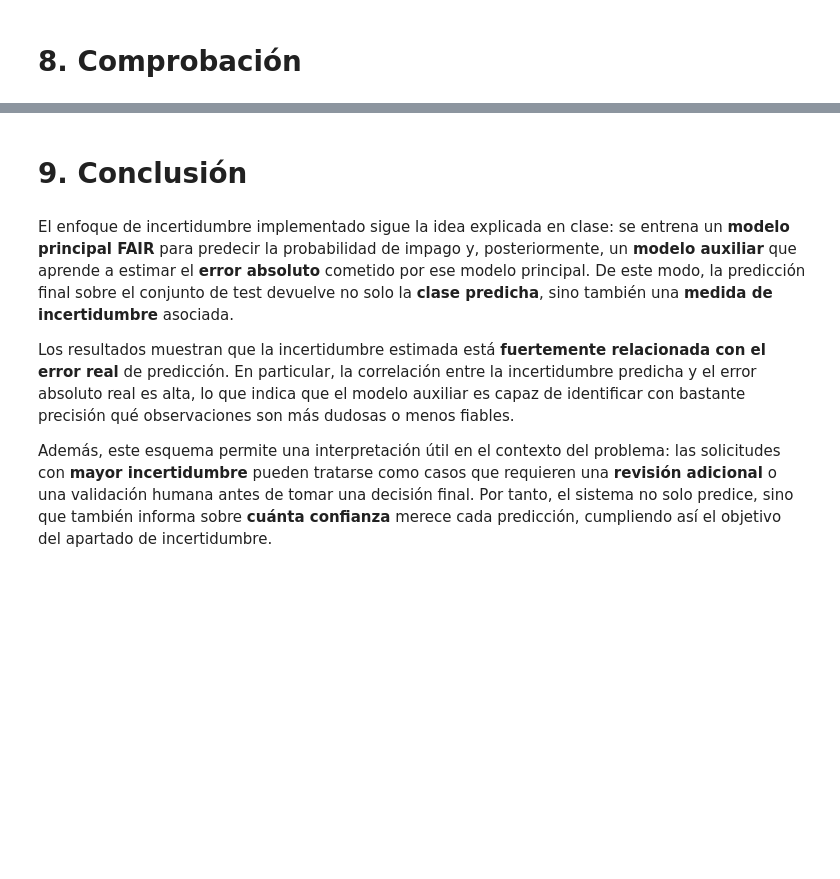
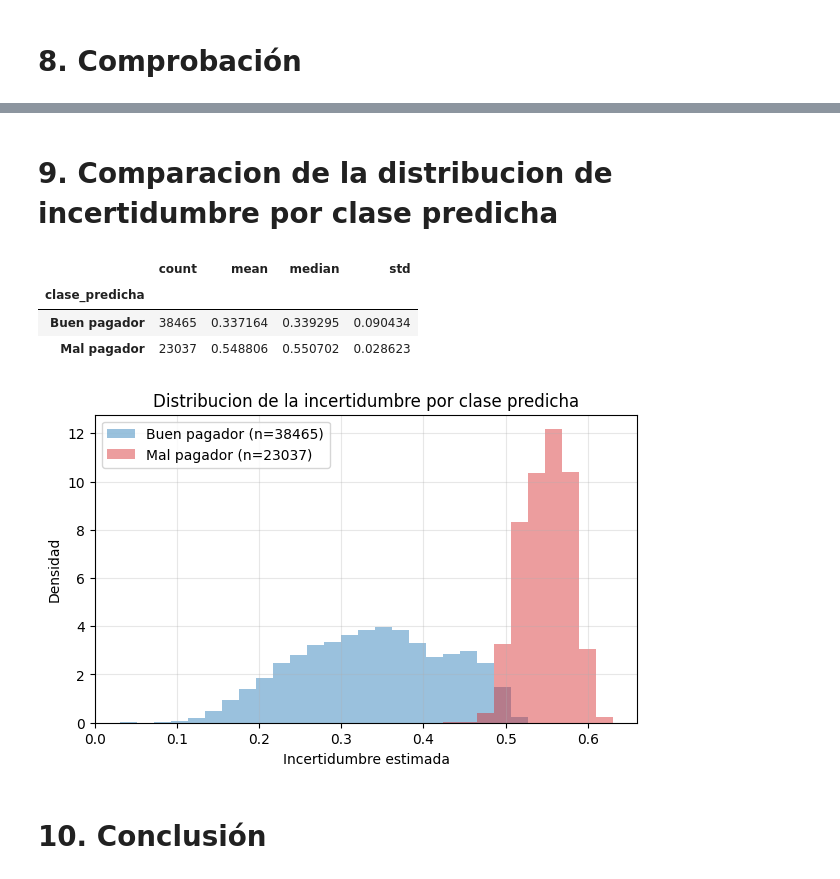
Before and after one commit to andrealaba1234/miax-b4t1, a Jupyter notebook: notebooks/04_incertidumbre.ipynb, the cells around one changed output, grey strips where cells are left out. Drawn from its saved outputs; the diff is of its cells as text; code cells hidden in the pictures; blank space fills up the shorter version.

```diff
--- a/notebooks/04_incertidumbre.ipynb
+++ b/notebooks/04_incertidumbre.ipynb
@@ -399,8 +399,47 @@ Correlacion entre incertidumbre predicha y error real absoluto: 0.8347
+# %% [markdown]
+# 9. Comparacion de la distribucion de incertidumbre por clase predicha
+# %%
+summary_unc = (
+    results_test.groupby("clase_predicha")["uncertainty_hat"]
+    .agg(["count", "mean", "median", "std"])
+    .sort_index()
+)
+
+display(summary_unc)
+
+plt.figure(figsize=(7, 4))
+unc_min = results_test["uncertainty_hat"].min()
+unc_max = results_test["uncertainty_hat"].max()
+if np.isclose(unc_min, unc_max):
+    bins = np.linspace(unc_min - 1e-6, unc_max + 1e-6, 10)
+else:
+    bins = np.linspace(unc_min, unc_max, 30)
+
+for clase, color in [("Buen pagador", "#1f77b4"), ("Mal pagador", "#d62728")]:
+    values = results_test.loc[
+        results_test["clase_predicha"] == clase,
+        "uncertainty_hat",
+    ]
+    plt.hist(
+        values,
+        bins=bins,
+        alpha=0.45,
+        density=True,
+        label=f"{clase} (n={len(values)})",
+        color=color,
+    )
+
+plt.title("Distribucion de la incertidumbre por clase predicha")
+plt.xlabel("Incertidumbre estimada")
+plt.ylabel("Densidad")
+plt.legend()
+plt.grid(alpha=0.3)
+plt.show()
+# %% [output]
+|  | count | mean | median | std |
+| clase_predicha |  |  |  |  |
+| Buen pagador | 38465 | 0.337164 | 0.339295 | 0.090434 |
+| Mal pagador | 23037 | 0.548806 | 0.550702 | 0.028623 |
+[figure, added]
 # %% [markdown]
-# 9. Conclusión
+# 10. Conclusión
-# %% [markdown]
-El enfoque de incertidumbre implementado sigue la idea explicada en clase: se entrena un **modelo principal FAIR** para predecir la probabilidad de impago y, posteriormente, un **modelo auxiliar** que aprende a estimar el **error absoluto** cometido por ese modelo principal. De este modo, la predicción final sobre el conjunto de test devuelve no solo la **clase predicha**, sino también una **medida de incertidumbre** asociada.
-
-Los resultados muestran que la incertidumbre estimada está **fuertemente relacionada con el error real** de predicción. En particular, la correlación entre la incertidumbre predicha y el error absoluto real es alta, lo que indica que el modelo auxiliar es capaz de identificar con bastante precisión qué observaciones son más dudosas o menos fiables.
-
-Además, este esquema permite una interpretación útil en el contexto del problema: las solicitudes con **mayor incertidumbre** pueden tratarse como casos que requieren una **revisión adicional** o una validación humana antes de tomar una decisión final. Por tanto, el sistema no solo predice, sino que también informa sobre **cuánta confianza** merece cada predicción, cumpliendo así el objetivo del apartado de incertidumbre.
```
Also changed, not shown: parts of 6 cells of this notebook.
